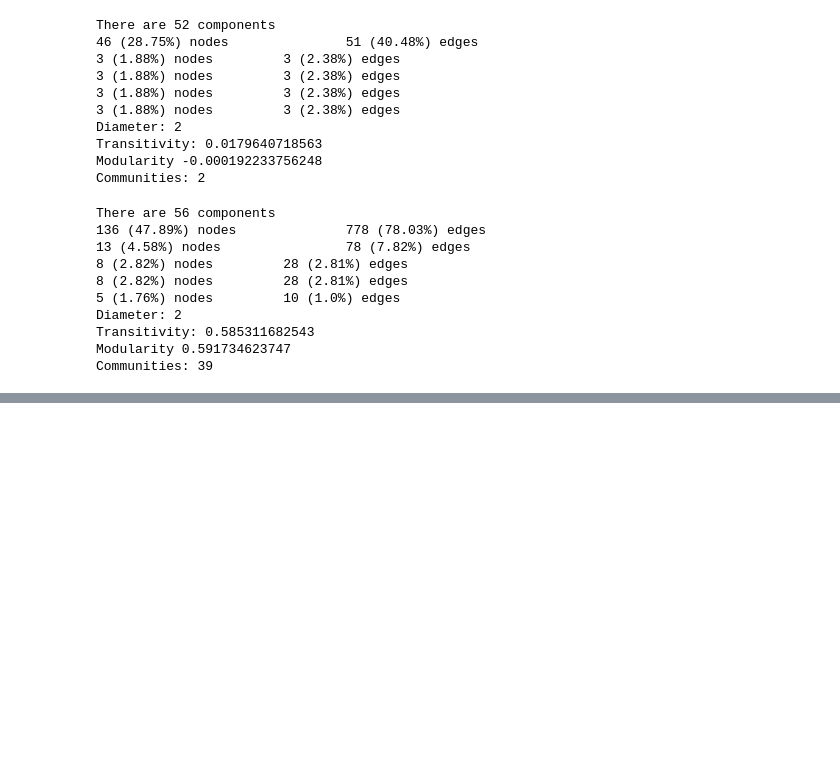
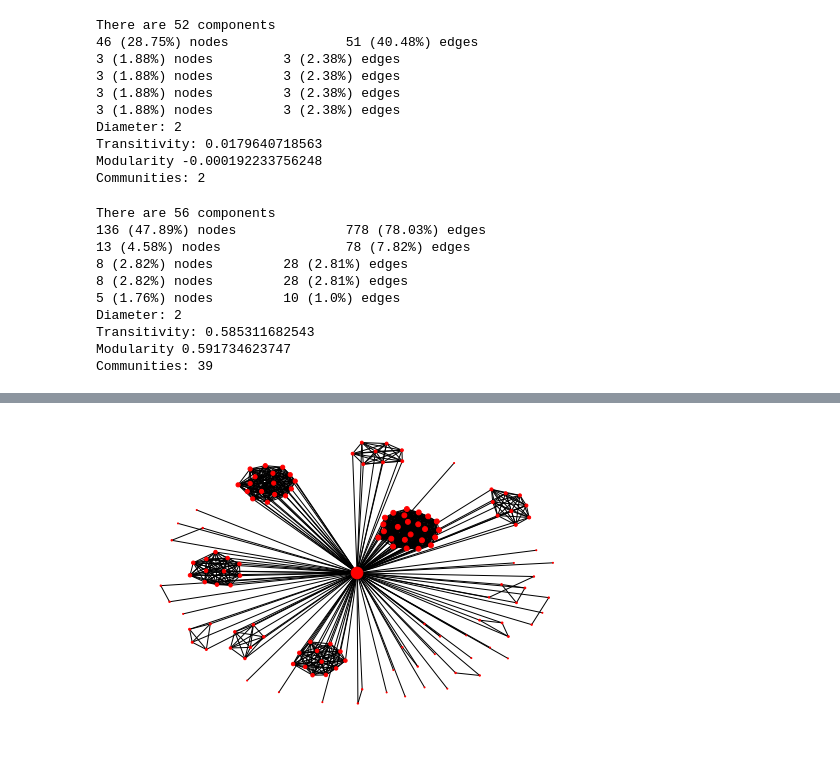
Before and after one commit to AmmarRashed/SubjNet, a Jupyter notebook: notebooks/authors_network.ipynb, the cells around one changed output, grey strips where cells are left out. Cells and saved outputs as stored; diff of their text form; code cells hidden in the pictures; blank space fills up the shorter version.

```diff
--- a/notebooks/authors_network.ipynb
+++ b/notebooks/authors_network.ipynb
@@ -35,7 +35,7 @@ MLE-based Network
 126 edges
 # %%
 print("Jaccard-based Network")
-jac_g = construct_jaccard_network(jaccard_similarities, 2, users_sentiments)
+jac_g = construct_jaccard_network(jaccard_similarities, 2, users_sentiments, users_subreddits)
 # %% [output]
 Jaccard-based Network
 284 nodes
@@ -63,6 +64,8 @@ jac_G = get_biggest_component(jac_g)
 del jac_g
 
 jac_G = augment_nodes(jac_G)
+jac_G = augment_nodes(jac_G, weight='sim')
+jac_G = augment_nodes(jac_G, weight='w', community_detection=True)
 # %% [output]
 There are 56 components
 136 (47.89%) nodes              778 (78.03%) edges
@@ -90,0 +104,4 @@ for n, data in mle_G.nodes(data=True):
+# %%
+nx.draw(jac_G, node_size=[data["degree"] for n, data in jac_G.nodes(data=True)])
+# %% [output]
+[figure, added]
```
Also changed, not shown: parts of 5 cells of this notebook, 2 other files.
